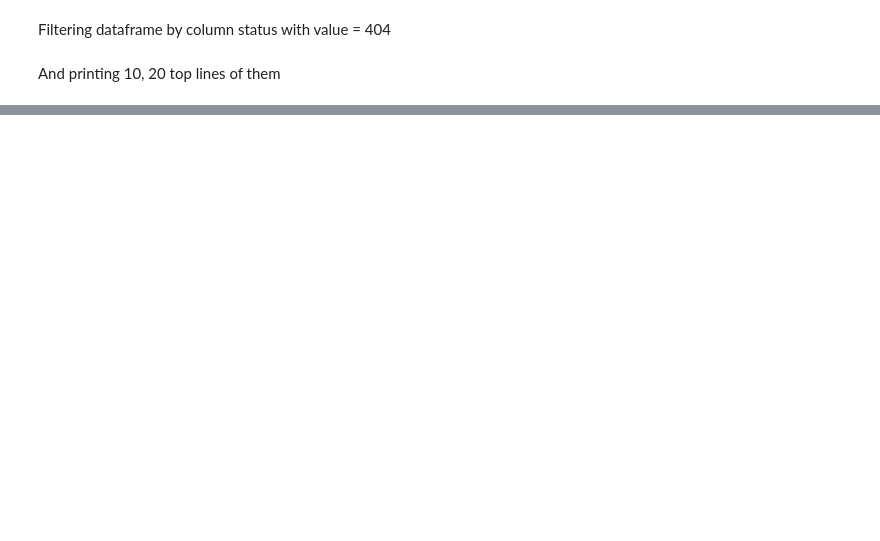
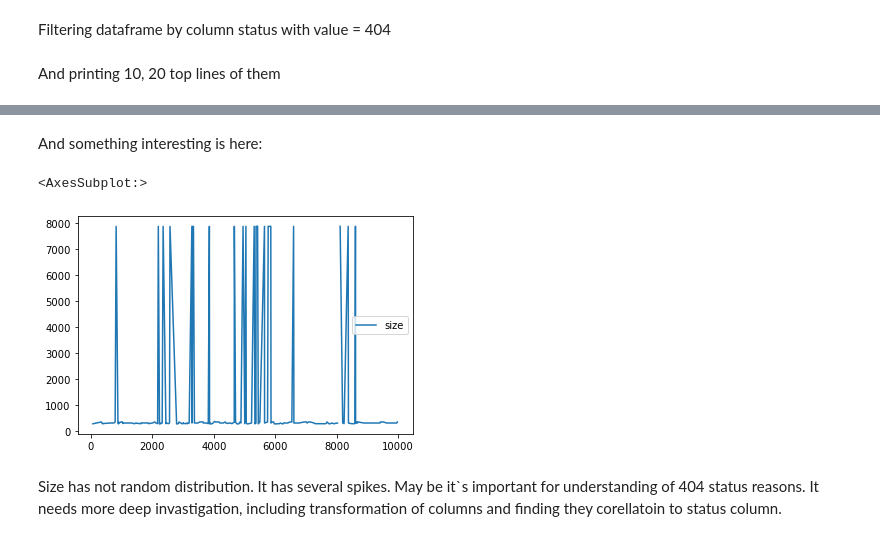
Before and after one commit to maxrodkin/apache_logs_get_counted_404_status, a Jupyter notebook: apache_logs_get_counted_404_status.ipynb, the cells around one changed output, grey strips where cells are left out. Cells and saved outputs as stored; diff of their text form; code cells hidden in the pictures; blank space fills up the shorter version.

```diff
--- a/apache_logs_get_counted_404_status.ipynb
+++ b/apache_logs_get_counted_404_status.ipynb
@@ -4,7 +4,7 @@ Lets`s read apache_logs  with known format. So, we can use regexp in separator
 import re
 import pandas as pd
 
-data = pd.read_csv(
+df = pd.read_csv(
     'apache_logs',
     sep=r'\s(?=(?:[^"]*"[^"]*")*[^"]*$)(?![^\[]*\])',
     engine='python',
@@ -67,0 +97,2 @@ Name: ip, dtype: int64
+# %%
+status404_size = df.loc[df['status'] == '404']['size']
@@ -67,0 +111,10 @@ Name: ip, dtype: int64
+# %% [markdown]
+And something interesting is here:
+# %%
+status404_size.plot(legend = True)
+# %% [output]
+<AxesSubplot:>
+[figure, added]
+# %% [markdown]
+Size has not random distribution. It has several spikes. May be it`s important for understanding of 404 status reasons.
+It needs more deep invastigation, including transformation of columns and finding they corellatoin to status column.
```
Also changed, not shown: parts of 9 cells of this notebook, 2 other files.
